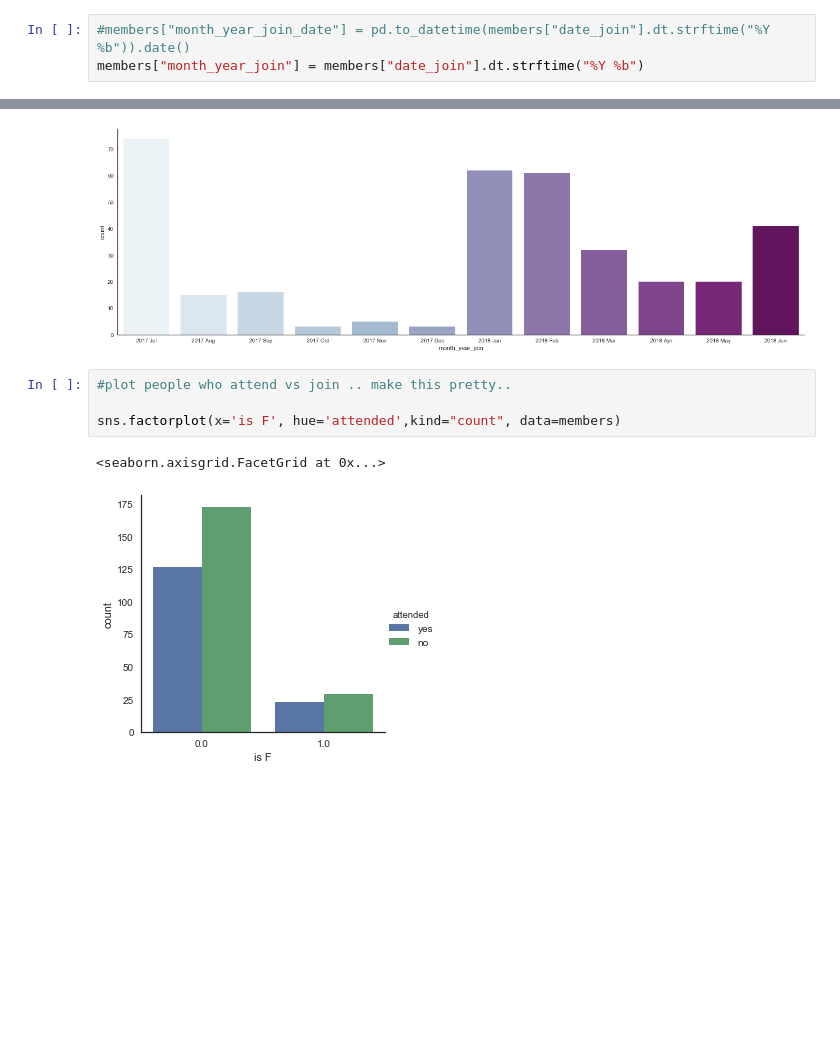
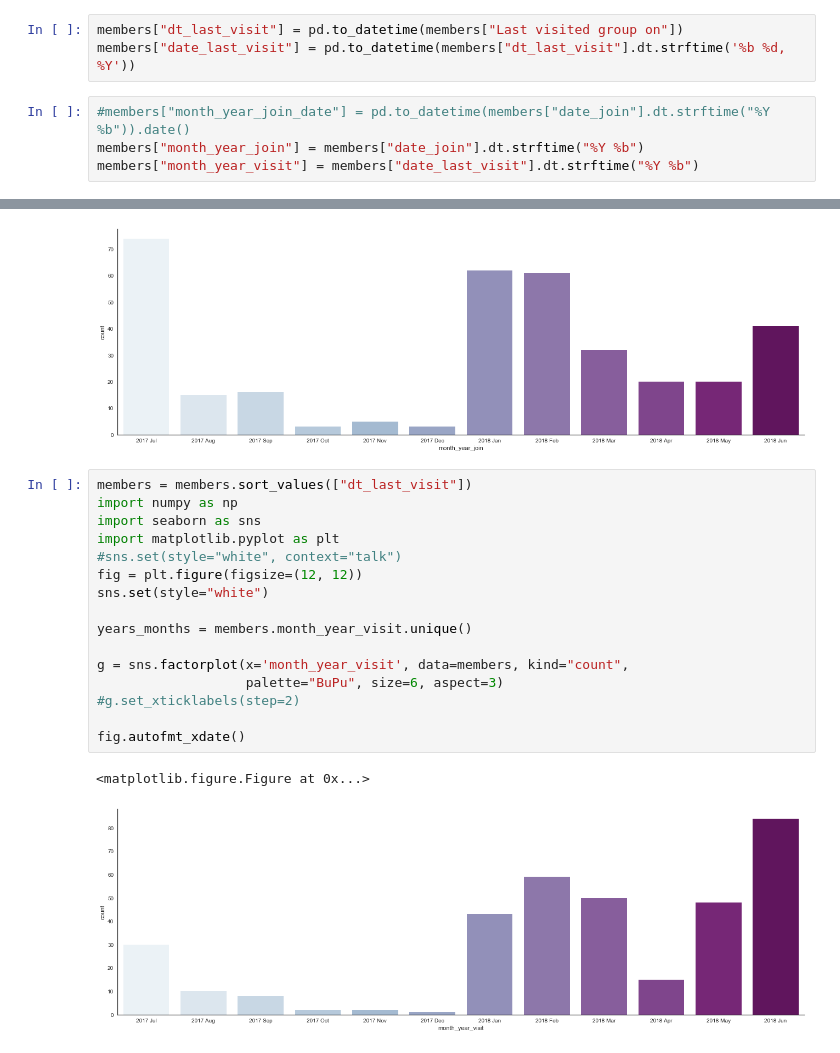
Before and after one commit to pydatahamburg/meetup-slides, a Jupyter notebook: meetup_analysis.ipynb, the cells around one changed output, grey strips where cells are left out. Saved outputs shown, nothing was run; the diff lists cells and outputs as text; blank space fills up the shorter version.

```diff
--- a/meetup_analysis.ipynb
+++ b/meetup_analysis.ipynb
@@ -18,9 +18,13 @@ members=members.fillna(0)
 import datetime
 members["dt_join"] = pd.to_datetime(members["Joined Group on"])
 members["date_join"] = pd.to_datetime(members["dt_join"].dt.strftime('%b %d, %Y'))
+# %%
+members["dt_last_visit"] = pd.to_datetime(members["Last visited group on"])
+members["date_last_visit"] = pd.to_datetime(members["dt_last_visit"].dt.strftime('%b %d, %Y'))
 # %%
 #members["month_year_join_date"] = pd.to_datetime(members["date_join"].dt.strftime("%Y %b")).date()
 members["month_year_join"] = members["date_join"].dt.strftime("%Y %b")
+members["month_year_visit"] = members["date_last_visit"].dt.strftime("%Y %b")
 # %%
 #remove test data..
 members = members[members.date_join > '2017-07-01']
@@ -57,10 +61,22 @@ fig.autofmt_xdate()
 # %% [output]
 <matplotlib.figure.Figure at 0x...>
 [figure]
-# %%
-#plot people who attend vs join .. make this pretty..
-
-sns.factorplot(x='is F', hue='attended',kind="count", data=members)
-# %% [output]
-<seaborn.axisgrid.FacetGrid at 0x...>
-[figure, removed]
+# %%
+members = members.sort_values(["dt_last_visit"])
+import numpy as np
+import seaborn as sns
+import matplotlib.pyplot as plt
+#sns.set(style="white", context="talk")
+fig = plt.figure(figsize=(12, 12))
+sns.set(style="white")
+
+years_months = members.month_year_visit.unique()
+
+g = sns.factorplot(x='month_year_visit', data=members, kind="count",
+                   palette="BuPu", size=6, aspect=3)
+#g.set_xticklabels(step=2)
+
+fig.autofmt_xdate()
+# %% [output]
+<matplotlib.figure.Figure at 0x...>
+[figure, added]
```
Also changed, not shown: 1 other file.
